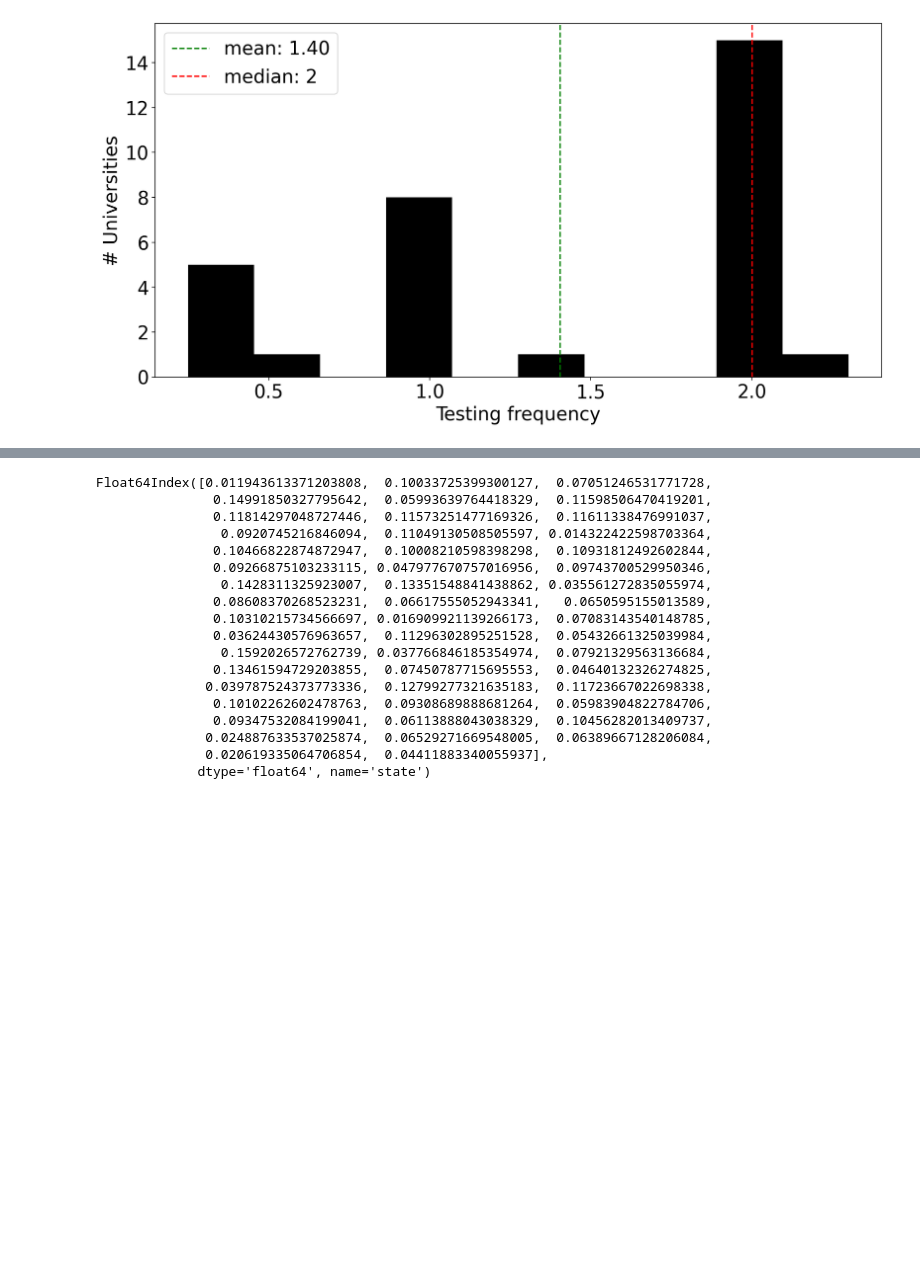
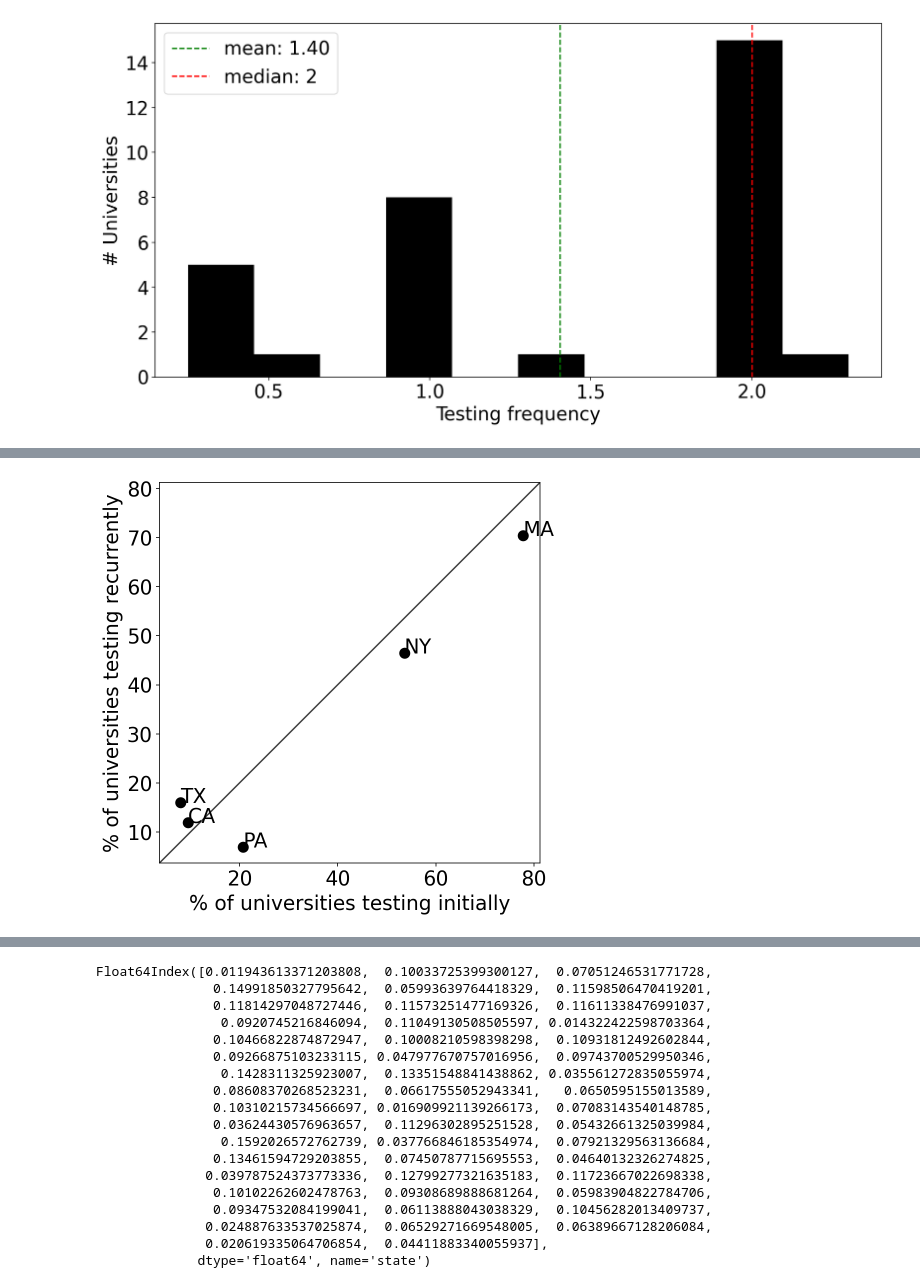
Before and after one commit to pachterlab/BTRBP_2020, a Jupyter notebook: notebooks/basic_stats.ipynb, the cells around one changed output, grey strips where cells are left out. Cells and saved outputs as stored; diff of their text form; code cells hidden in the pictures; blank space fills up the shorter version.

```diff
--- a/notebooks/basic_stats.ipynb
+++ b/notebooks/basic_stats.ipynb
@@ -200 +201,30 @@ Index(['institution', 'school_type', 'state', 'testing_info_link', 'rtc_model',
+# %%
+v = df.groupby(['state', 'test_initial']).size().unstack(fill_value=0).sort_values(by="TRUE", ascending=False)
+initial = v/v.values.sum(axis=1)[:,None]*100
+
+v = df.groupby(['state', 'test_recurring']).size().unstack(fill_value=0).sort_values(by="TRUE", ascending=False)
+recurrent = v/v.values.sum(axis=1)[:,None]*100
+
+initial = initial.loc[top_states]
+recurrent = recurrent.loc[top_states]
+
+fig, ax = plt.subplots(figsize=(7,7))
+
+x = initial.TRUE.values
+y = recurrent.TRUE.values
+
+ax.scatter(x, y, s=100, color="k")
+yex(ax)
+for (xx, yy, txt) in zip(x, y, top_states):
+  ax.annotate(txt, (xx, yy))
+
+kwd = {
+    "xlabel": "% of universities testing initially",
+    "ylabel": "% of universities testing recurrently"
+}
+ax.set(**kwd)
+
+fig.show()
+# %% [output]
+[figure, added]
 # %%
```
Also changed, not shown: parts of 28 cells of this notebook.
